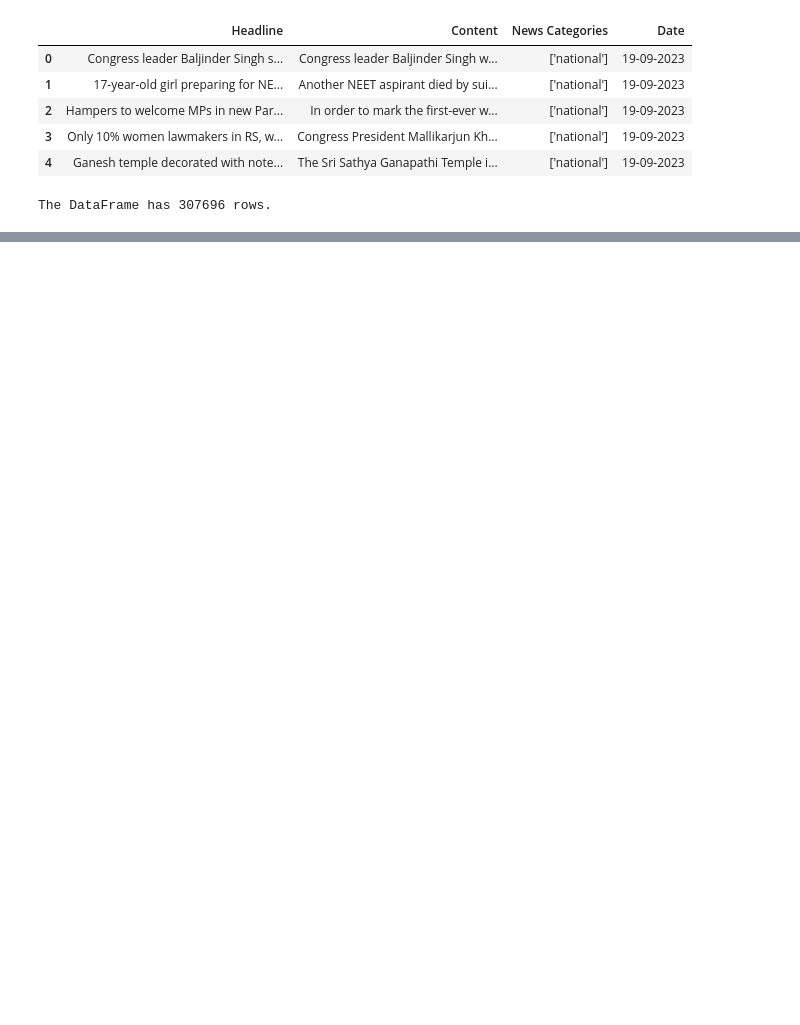
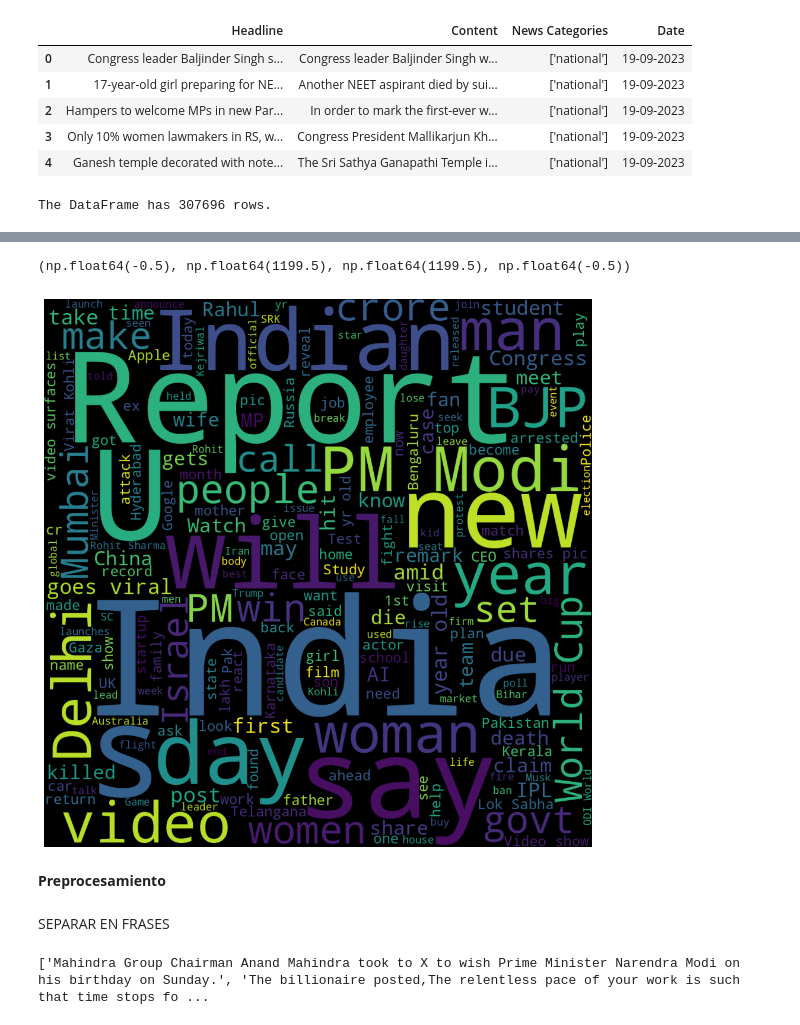
Before and after one commit to rdevia/text_mining_unrn, a Jupyter notebook: Text_mining_clase2.ipynb, the cells around one changed output, grey strips where cells are left out. Cells and saved outputs as stored; diff of their text form; code cells hidden in the pictures; blank space fills up the shorter version.

```diff
--- a/Text_mining_clase2.ipynb
+++ b/Text_mining_clase2.ipynb
@@ -50,0 +112,4 @@ Busquen en internte..
+# %%
+# Eliminar filas duplicadas con el mismo Healine manteniendo la primera aparición
+df_news = df_news.drop_duplicates(subset=['Headline'], keep='first')
+df_news.describe()
@@ -50,0 +122,5 @@ Busquen en internte..
+# %%
+df_news.dropna(inplace=True)
+#Recreate the dataframe index
+df_news.reset_index(drop=True,inplace=True)
+df_news.describe()
@@ -50,0 +133,11 @@ Busquen en internte..
+# %%
+from ast import literal_eval
+
+#literal eval se usa para tratar como simple texto un campo que tiene una estructura de objeto
+
+df_news['category'] = df_news['News Categories'].apply(func=lambda x: '/'.join(literal_eval(x)))
+
+
+df_news['headline length'] = df_news['Headline'].apply(func=lambda x: len(x.split()))
+df_news['content length'] = df_news['Content'].apply(func=lambda x: len(x.split()))
+df_news.head()
@@ -50,0 +151,30 @@ Busquen en internte..
+# %%
+from matplotlib.pyplot import subplots
+from matplotlib.pyplot import axis
+from matplotlib.pyplot import imshow
+from wordcloud import WordCloud
+subplots(figsize=(12, 12))
+imshow(X=WordCloud(random_state=2023, height=1200, width=1200 ).generate(text=' '.join(df_news['Headline'].values.tolist())), )
+axis('off')
+# %% [output]
+(np.float64(-0.5), np.float64(1199.5), np.float64(1199.5), np.float64(-0.5))
+[figure, added]
+# %% [markdown]
+**Preprocesamiento**
+# %% [markdown]
+SEPARAR EN FRASES
+# %%
+#OPCION 1 USANDO EXPRESIONES REGULARES
+import re
+
+def split_into_sentences(paragraph):
+    # Regular expression pattern
+    sentence_endings = r'(?<!\w\.\w.)(?<![A-Z][a-z]\.)(?<=\.|\?|\!)\s'
+    sentences = re.split(sentence_endings, paragraph)
+    return sentences
+
+paragraph = "Mahindra Group Chairman Anand Mahindra took to X to wish Prime Minister Narendra Modi on his birthday on Sunday. The billionaire posted,The relentless pace of your work is such that time stops for you. So, I'm not sure whether birthdays, which symbolise the passing of time, mean anything to you.Nevertheless...I wish you a very happy birthday, he added."
+sentences = split_into_sentences(paragraph)
+print(sentences)
+# %% [output]
+['Mahindra Group Chairman Anand Mahindra took to X to wish Prime Minister Narendra Modi on his birthday on Sunday.', 'The billionaire posted,The relentless pace of your work is such that time stops fo ...
```
Also changed, not shown: parts of 16 cells of this notebook.
